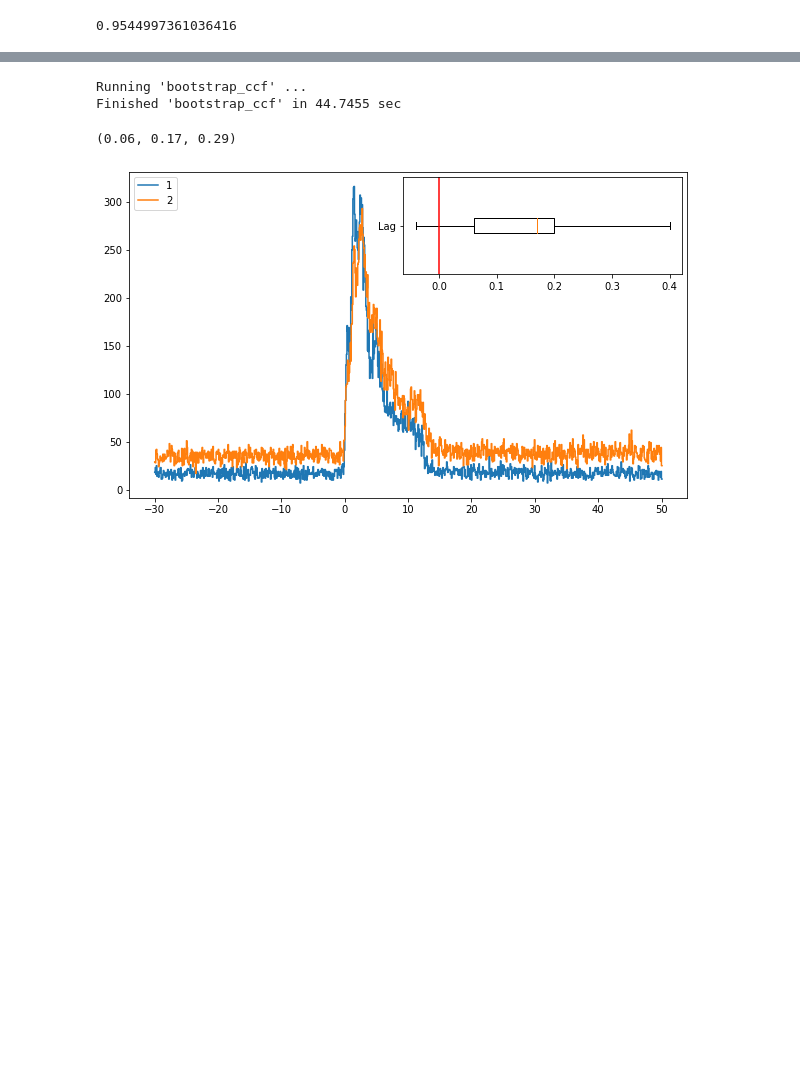
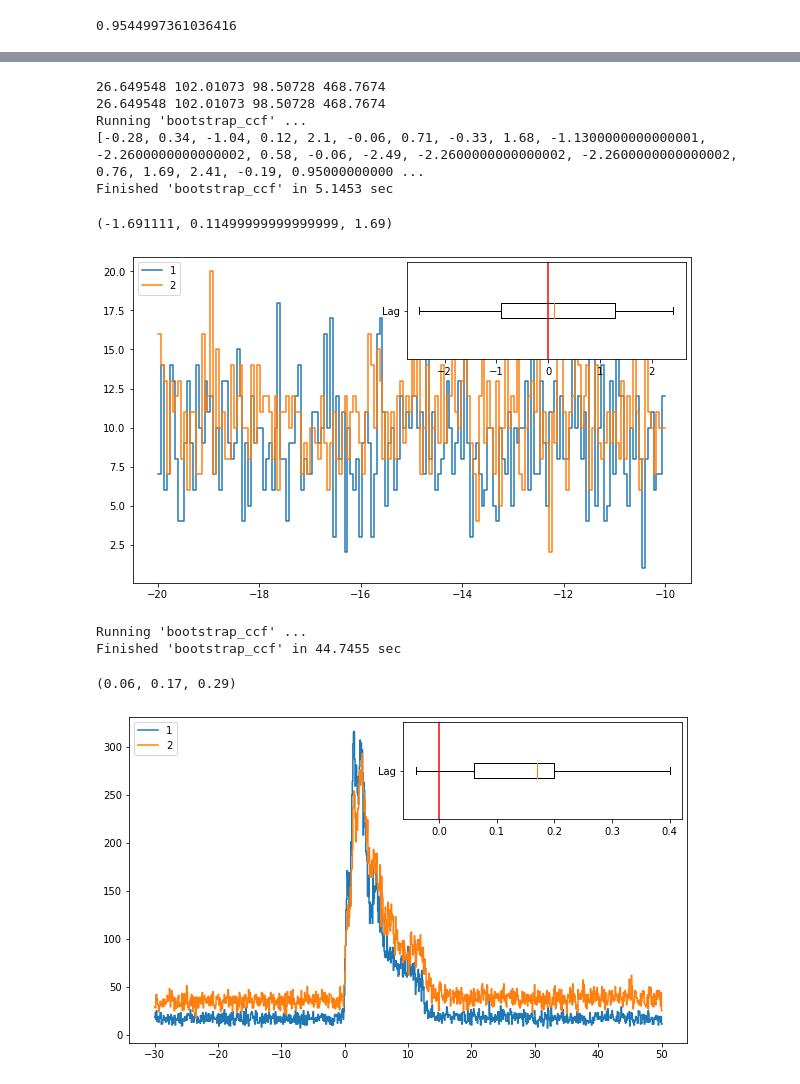
Before and after one commit to Lang-Shao/graduate_cource, a Jupyter notebook: Using_Python/Python_Codes/Statistics/ccf_using_bootstrap.ipynb, the cells around one changed output, grey strips where cells are left out. Saved outputs shown, nothing was run; the diff lists cells and outputs as text; code cells hidden in the pictures; blank space fills up the shorter version.

```diff
--- a/Using_Python/Python_Codes/Statistics/ccf_using_bootstrap.ipynb
+++ b/Using_Python/Python_Codes/Statistics/ccf_using_bootstrap.ipynb
@@ -316,3 +310,13 @@ Finished 'bootstrap_ccf' in 41.2209 sec
+# %%
+bootstrap_ccf(get_tte_from_energyrange(50,100),get_tte_from_energyrange(30,50), viewt1 = -20, viewt2 = -10, show=True)
+# %% [output]
+26.649548 102.01073 98.50728 468.7674
+26.649548 102.01073 98.50728 468.7674
+Running 'bootstrap_ccf' ...
+[-0.28, 0.34, -1.04, 0.12, 2.1, -0.06, 0.71, -0.33, 1.68, -1.1300000000000001, -2.2600000000000002, 0.58, -0.06, -2.49, -2.2600000000000002, -2.2600000000000002, 0.76, 1.69, 2.41, -0.19, 0.95000000000 ...
+Finished 'bootstrap_ccf' in 5.1453 sec
+(-1.691111, 0.11499999999999999, 1.69)
+[figure, added]
 # %%
 bootstrap_ccf(get_tte_from_energyrange(70,200),get_tte_from_energyrange(20,70), viewt1 = -30, viewt2 = 50, show=True)
 # %% [output]
```
Also changed, not shown: parts of 7 cells of this notebook.
